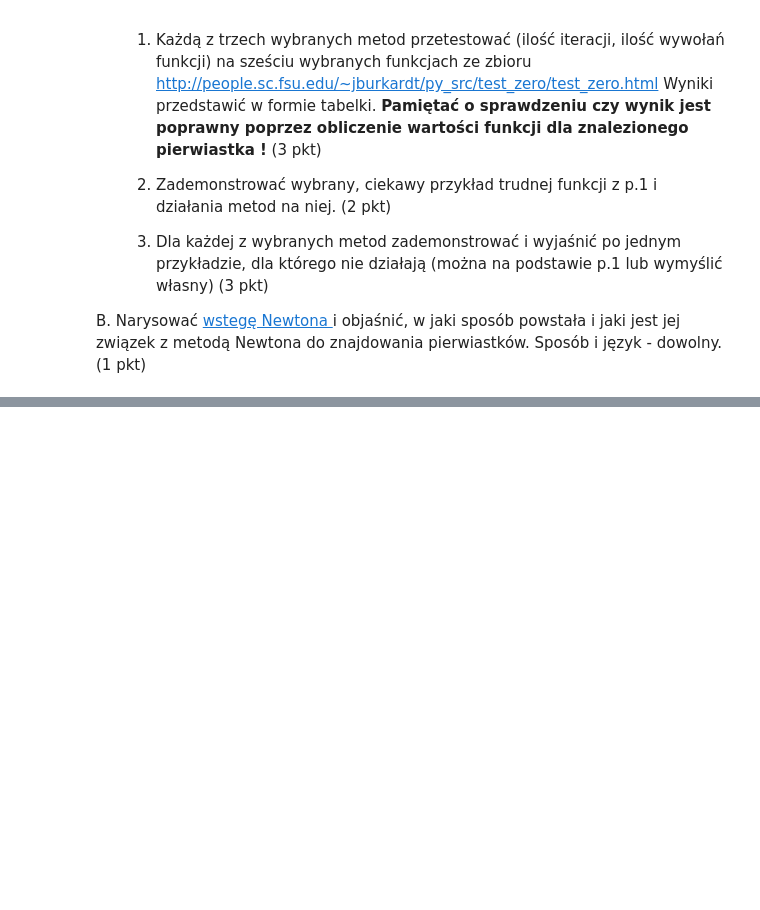
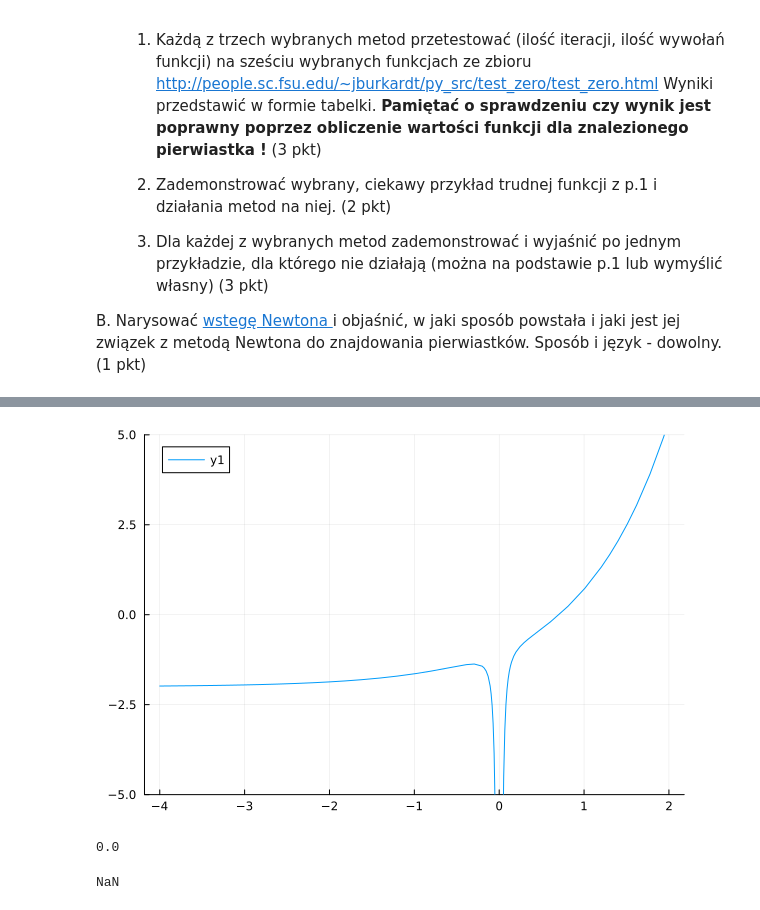
Before and after one commit to Kasl0/Mownit, a Jupyter notebook: Lab7/Lab7.ipynb, the cells around one changed output, grey strips where cells are left out. Cells and saved outputs as stored; diff of their text form; code cells hidden in the pictures; blank space fills up the shorter version.

```diff
--- a/Lab7/Lab7.ipynb
+++ b/Lab7/Lab7.ipynb
@@ -378,0 +552,17 @@ B. Narysować <a href="https://pl.wikipedia.org/wiki/Wst%C4%99ga_Newtona"> wsteg
+# %%
+using Plots
+
+fun3(x) = exp( x ) - 2 - 1 / ( 10 * x )^2 + 2 / ( 100 * x )^3
+
+plot(fun3, -4, 2, ylim=(-5,5))
+# %% [output]
+[figure, added]
+# %%
+# Metoda siecznych
+x_fun3 = find_zero(fun3, 0, Order1(), tracks = tracker)
+# %% [output]
+0.0
+# %%
+fun3(x_fun3)
+# %% [output]
+NaN
```
Also changed, not shown: parts of 15 cells of this notebook, 2 other files.
